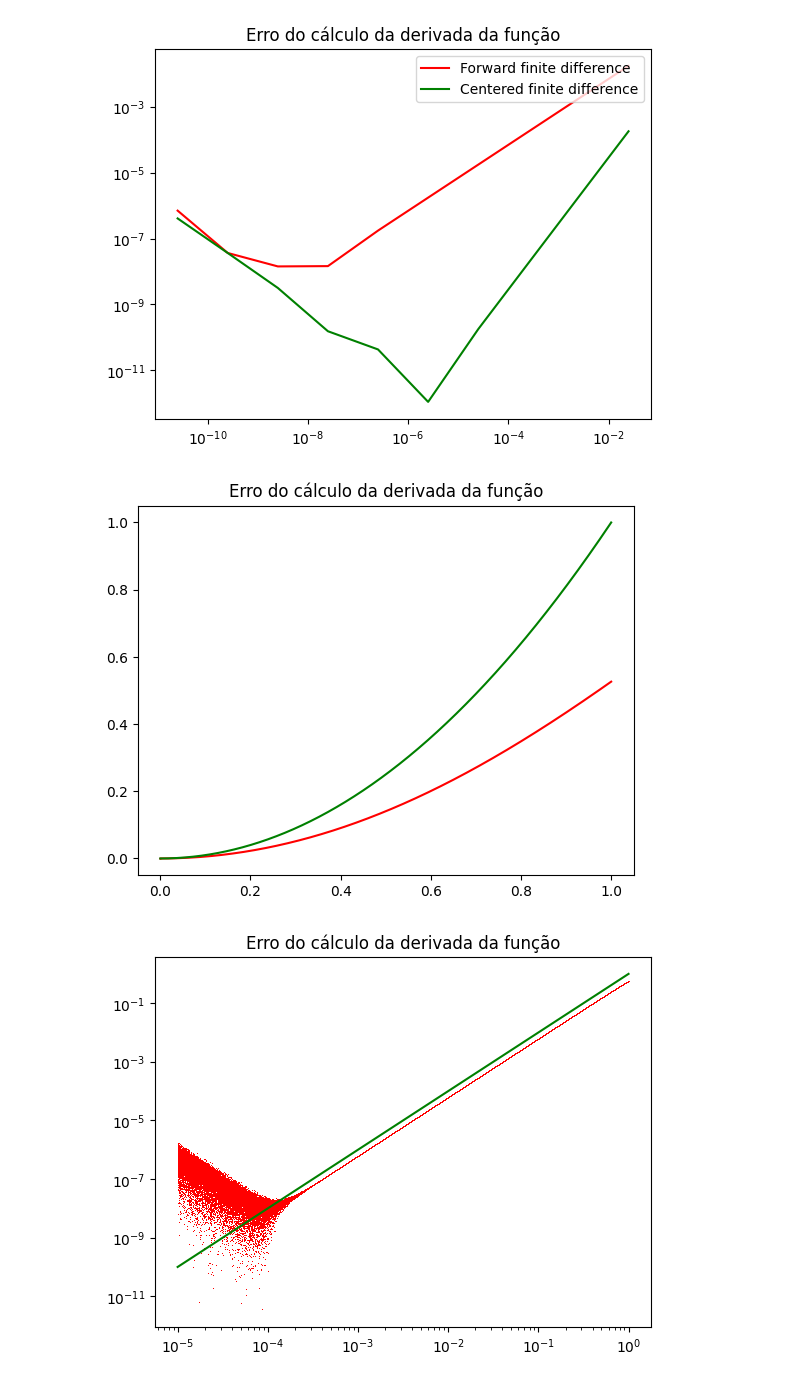
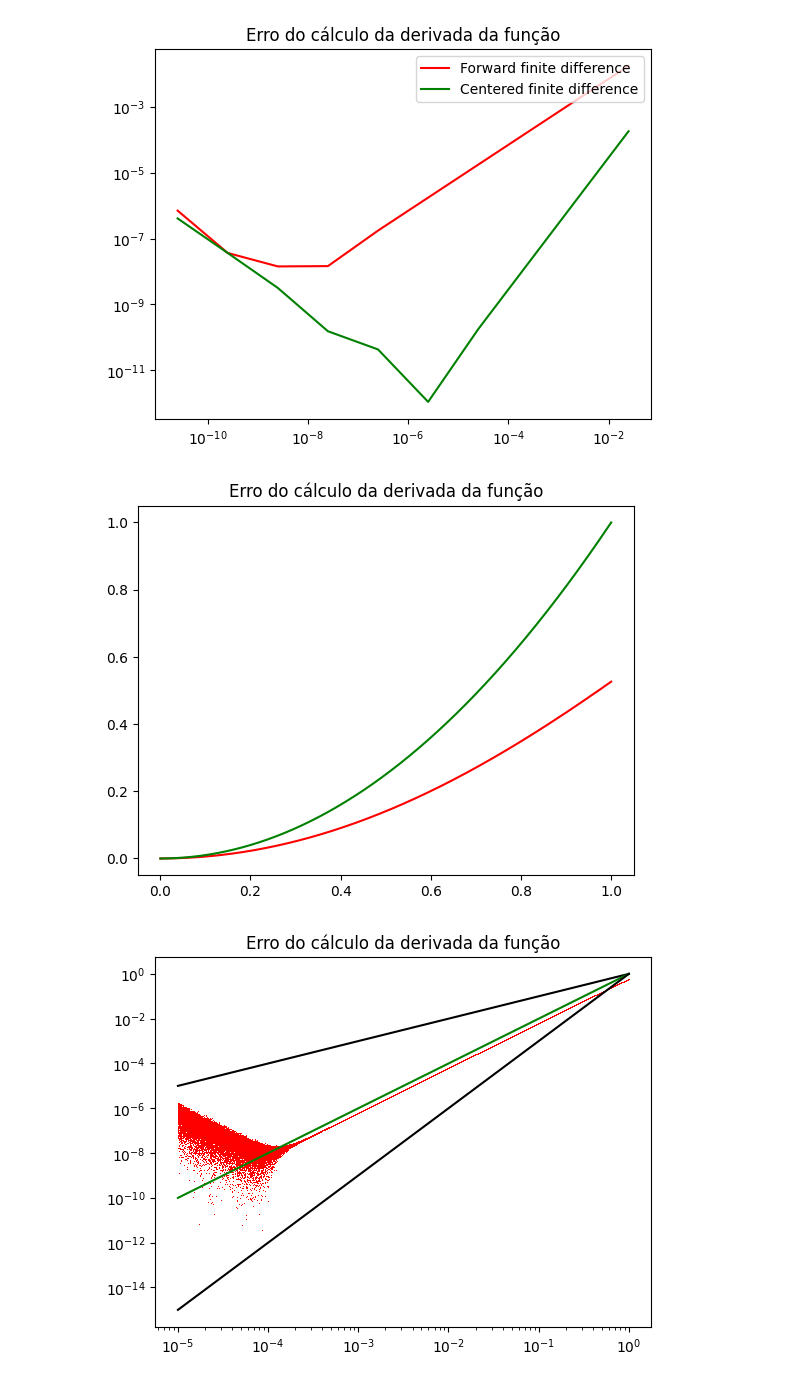
Before and after one commit to LuisFSForti/Atividades_USP, a Jupyter notebook: Calculo_Numerico/Atividade_5/Atividade5.ipynb, the cells around one changed output. Drawn from its saved outputs; the diff is of its cells as text; code cells hidden in the pictures.

```diff
--- a/Calculo_Numerico/Atividade_5/Atividade5.ipynb
+++ b/Calculo_Numerico/Atividade_5/Atividade5.ipynb
@@ -571,28 +597,30 @@ plt.show()
 # %%
 def DerivadaBonus(x, h):
     return (Func8(x + h) - 2 * Func8(x) + Func8(x - h))/pow(h, 2)
 
 def DerivadaSegunda(x):
     return pow(np.e, -x) * (-(2 + 3*x) * np.cos(2*x) + 4 * (-1 + x) * np.sin(2*x))
 
 #Letra D
 h = np.logspace(-5, 0, 100000)
 x = np.pi/2
 
 res1 = DerivadaSegunda(x)
 res2 = DerivadaBonus(x, h)
 
 err = abs(res1 - res2)
 
 plt.plot(h, err, "-r")
 plt.title("Erro do cálculo da derivada da função")
 plt.plot(h, pow(h, 2), "-g")
 plt.show()
 
 plt.loglog(h, err, ",r")
+plt.loglog(h, h, "-k")
 plt.loglog(h, pow(h, 2), "-g")
+plt.loglog(h, pow(h, 3), "-k")
 plt.title("Erro do cálculo da derivada da função")
 plt.show()
 # %% [output]
 [figure]
-[figure, old version]
+[figure, new version]
```
Also changed, not shown: parts of 5 cells of this notebook.
